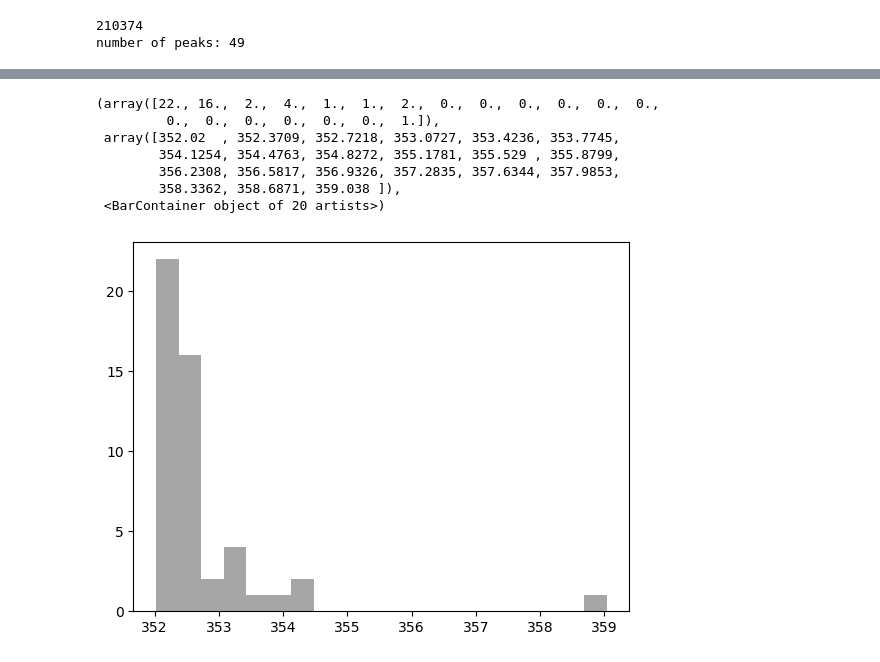
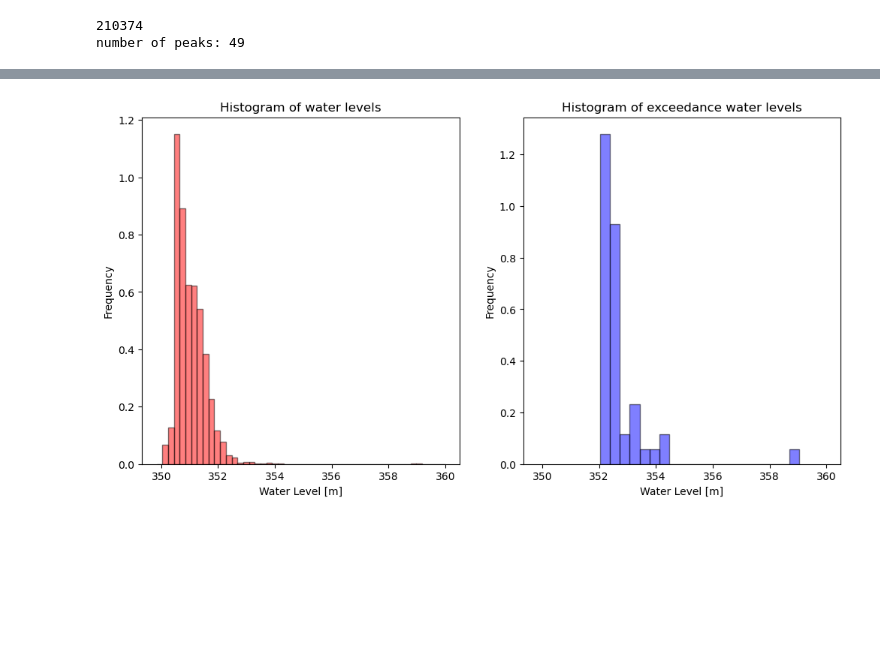
Before and after one commit to maxblw/CEGM2005_glommaproject, a Jupyter notebook: Data_analysis/Waterlevel_analysis.ipynb, the cells around one changed output, grey strips where cells are left out. Drawn from its saved outputs; the diff is of its cells as text; code cells hidden in the pictures; blank space fills up the shorter version.

```diff
--- a/Data_analysis/Waterlevel_analysis.ipynb
+++ b/Data_analysis/Waterlevel_analysis.ipynb
@@ -27,11 +31,16 @@ ax.plot(df["Tidspunkt"].iloc[peaks[0]], exceedances, "x", label="Peaks", color='
 # %%
-plt.hist(exceedances, bins=20, color='gray', alpha=0.7)
+fig, axes = plt.subplots(1, 2, figsize=(12, 6), sharex=True)
+
+axes[0].hist(df["Vannstand (m)"], bins=50, color='red', edgecolor='black', alpha = 0.5, density=True)
+axes[0].set_title("Histogram of water levels")
+axes[0].set_ylabel("Frequency")
+axes[0].set_xlabel("Water Level [m]")
+
+axes[1].hist(exceedances, bins=20, color='blue', edgecolor='black', alpha = 0.5, density=True)
+axes[1].set_title("Histogram of exceedance water levels")
+axes[1].set_ylabel("Frequency")
+axes[1].set_xlabel("Water Level [m]")
+
+plt.savefig("..\\Figures\\Waterlevel_analysis_hist.png", dpi=300)
 # %% [output]
-(array([22., 16.,  2.,  4.,  1.,  1.,  2.,  0.,  0.,  0.,  0.,  0.,  0.,
-         0.,  0.,  0.,  0.,  0.,  0.,  1.]),
- array([352.02  , 352.3709, 352.7218, 353.0727, 353.4236, 353.7745,
-        354.1254, 354.4763, 354.8272, 355.1781, 355.529 , 355.8799,
-        356.2308, 356.5817, 356.9326, 357.2835, 357.6344, 357.9853,
-        358.3362, 358.6871, 359.038 ]),
- <BarContainer object of 20 artists>)
-[figure, old version]
+[figure, new version]
```
Also changed, not shown: parts of 1 cell of this notebook, 9 other files.
